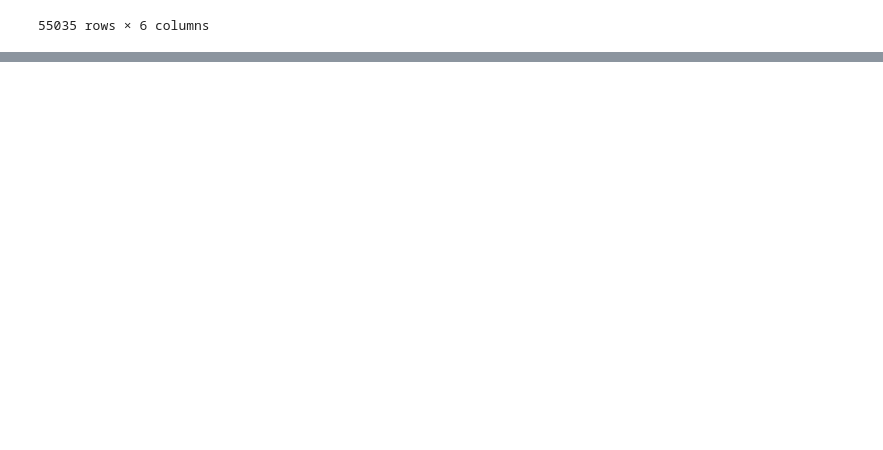
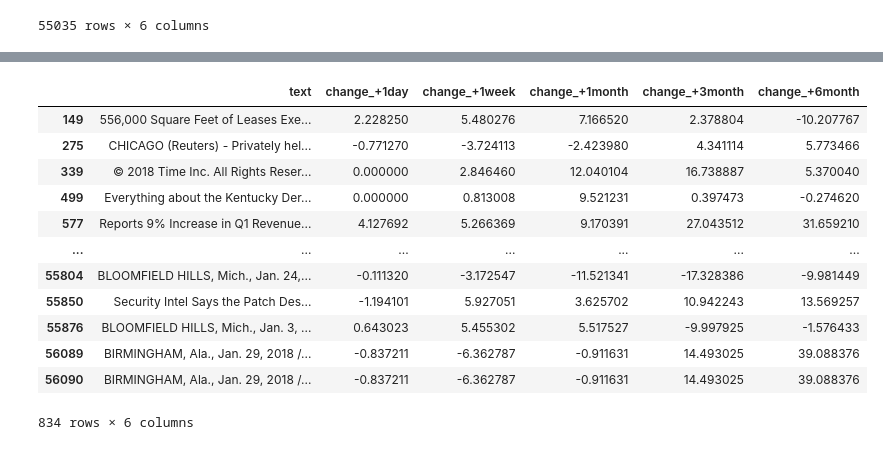
Before and after one commit to koniferous22/aitalents-investoid, a Jupyter notebook: training/Training - samuel.ipynb, the cells around one changed output, grey strips where cells are left out. Drawn from its saved outputs; the diff is of its cells as text; code cells hidden in the pictures; blank space fills up the shorter version.

```diff
--- a/training/Training - samuel.ipynb
+++ b/training/Training - samuel.ipynb
@@ -177,0 +208,16 @@ change_labeling_1(train_df2).to_csv('full_text_w_labels1.csv')
+# %%
+train_df2[train_df2['text'].str.contains('Fortune')]
+# %% [output]
+|  | text | change_+1day | change_+1week | change_+1month | change_+3month | change_+6month |
+| 149 | 556,000 Square Feet of Leases Exe... | 2.228250 | 5.480276 | 7.166520 | 2.378804 | -10.207767 |
+| 275 | CHICAGO (Reuters) - Privately hel... | -0.771270 | -3.724113 | -2.423980 | 4.341114 | 5.773466 |
+| 339 | © 2018 Time Inc. All Rights Reser... | 0.000000 | 2.846460 | 12.040104 | 16.738887 | 5.370040 |
+| 499 | Everything about the Kentucky Der... | 0.000000 | 0.813008 | 9.521231 | 0.397473 | -0.274620 |
+| 577 | Reports 9% Increase in Q1 Revenue... | 4.127692 | 5.266369 | 9.170391 | 27.043512 | 31.659210 |
+| ... | ... | ... | ... | ... | ... | ... |
+| 55804 | BLOOMFIELD HILLS, Mich., Jan. 24,... | -0.111320 | -3.172547 | -11.521341 | -17.328386 | -9.981449 |
+| 55850 | Security Intel Says the Patch Des... | -1.194101 | 5.927051 | 3.625702 | 10.942243 | 13.569257 |
+| 55876 | BLOOMFIELD HILLS, Mich., Jan. 3, ... | 0.643023 | 5.455302 | 5.517527 | -9.997925 | -1.576433 |
+| 56089 | BIRMINGHAM, Ala., Jan. 29, 2018 /... | -0.837211 | -6.362787 | -0.911631 | 14.493025 | 39.088376 |
+| 56090 | BIRMINGHAM, Ala., Jan. 29, 2018 /... | -0.837211 | -6.362787 | -0.911631 | 14.493025 | 39.088376 |
+834 rows × 6 columns
```
Also changed, not shown: parts of 4 cells of this notebook.
